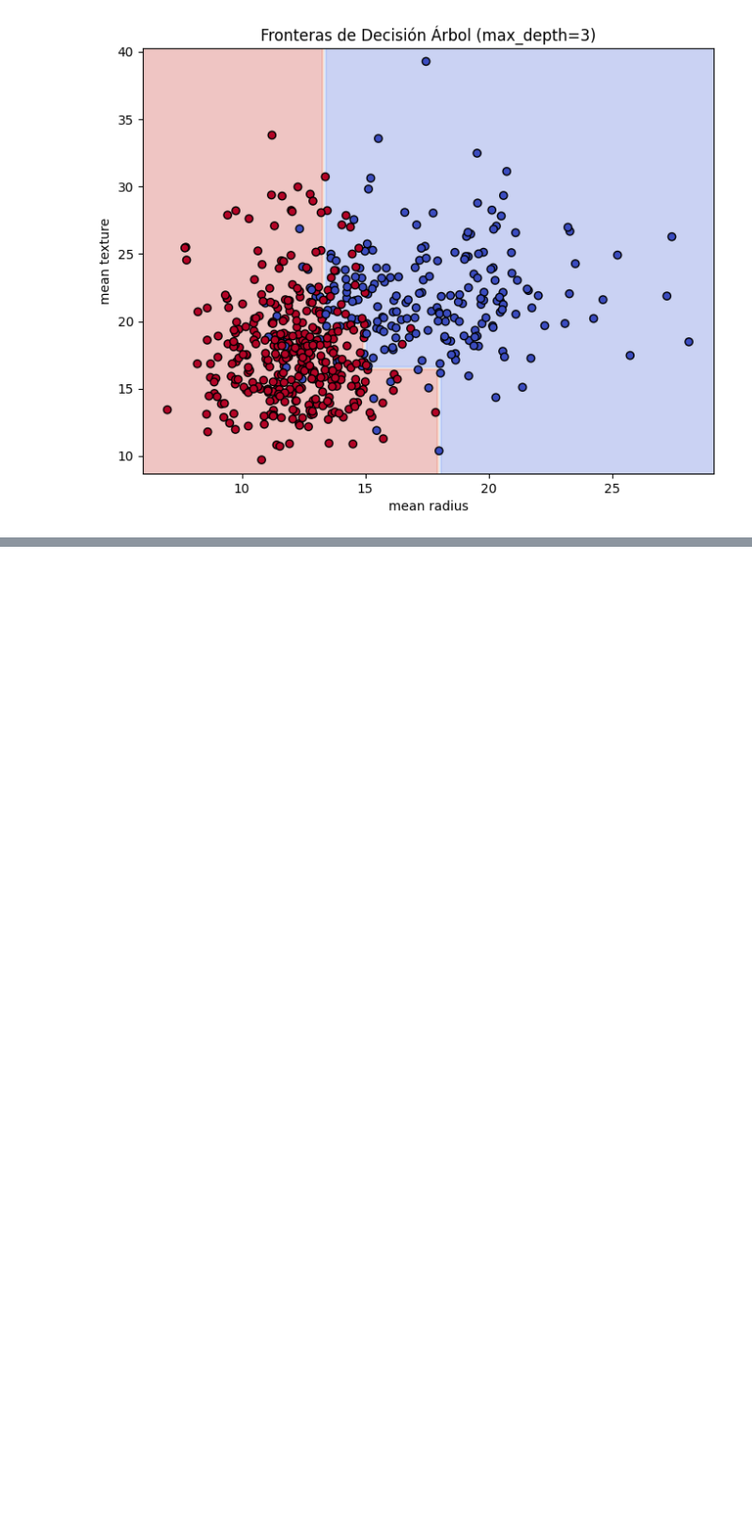
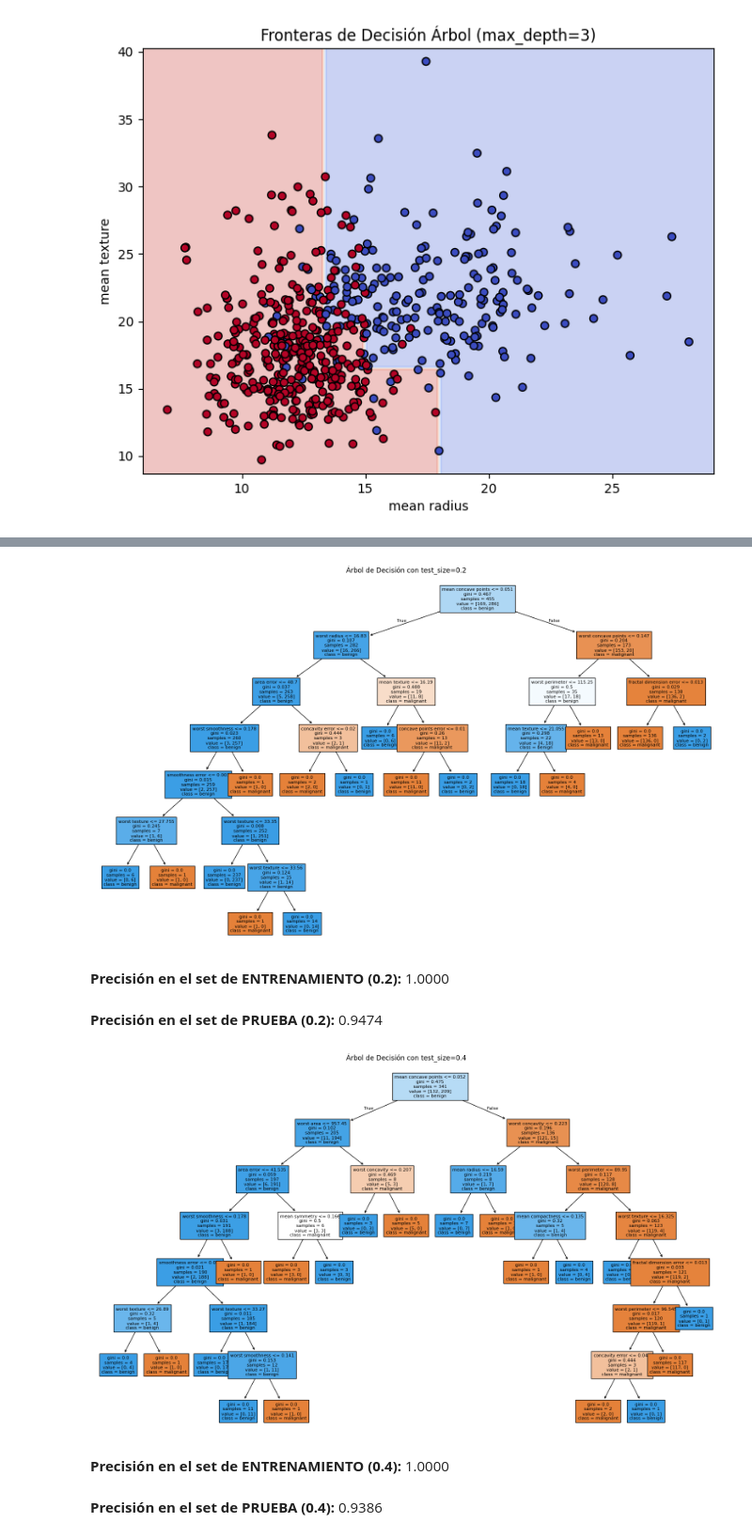
Before and after one commit to marcopadila/Aprendizaje1, a Jupyter notebook: clase05/notebook_05 - marco.ipynb, the cells around one changed output, grey strips where cells are left out. Shown at 94% size. Cells and saved outputs as stored; diff of their text form; code cells hidden in the pictures; blank space fills up the shorter version.

```diff
--- a/clase05/notebook_05 - marco.ipynb
+++ b/clase05/notebook_05 - marco.ipynb
@@ -679,0 +881,73 @@ X does not have valid feature names, but DecisionTreeClassifier was fitted with
+# %%
+# Cargamos el dataset. `as_frame=True` nos lo devuelve como un DataFrame de pandas.
+data = load_breast_cancer(as_frame=True)
+df_cancer = data.frame
+
+# Separamos las características (X) y la variable objetivo (y)
+X = df_cancer[data.feature_names]
+y = df_cancer['target']
+
+# Dividimos los datos: 80% para entrenamiento, 20% para prueba
+X_train, X_test, y_train, y_test = train_test_split(X, y, test_size=0.2, random_state=42)
+
+# Entrenamos el modelo con un test_size de 0.2
+tree_0_2 = DecisionTreeClassifier(random_state=42)
+tree_0_2.fit(X_train, y_train)
+
+# Dibujamos el árbol con un test_size de 0.2
+plt.figure(figsize=(20, 12))
+plot_tree(tree_0_2,
+          feature_names=data.feature_names,
+          class_names=data.target_names,
+          filled=True,
+          fontsize=8)
+plt.title("Árbol de Decisión con test_size=0.2")
+plt.show()
+
+# Evaluamos el rendimiento
+y_train_pred_0_2 = tree_0_2.predict(X_train)
+y_test_pred_0_2 = tree_0_2.predict(X_test)
+train_accuracy_0_2 = accuracy_score(y_train, y_train_pred_0_2)
+test_accuracy_0_2 = accuracy_score(y_test, y_test_pred_0_2)
+
+# Mostramos las precisiones del modelo sin normalización
+display(Markdown(f"**Precisión en el set de ENTRENAMIENTO (0.2):** {train_accuracy_0_2:.4f}"))
+display(Markdown(f"**Precisión en el set de PRUEBA (0.2):** {test_accuracy_0_2:.4f}"))
+
+# ================================================================================================
+
+# Ahora vamos a entrenar el modelo con un test_size de 0.4
+
+# Dividimos los datos: 60% para entrenamiento, 40% para prueba
+X_train, X_test, y_train, y_test = train_test_split(X, y, test_size=0.4, random_state=42)
+
+# Entrenamos el modelo con un test_size de 0.2
+tree_0_4 = DecisionTreeClassifier(random_state=42)
+tree_0_4.fit(X_train, y_train)
+
+# Dibujamos el árbol con un test_size de 0.4
+plt.figure(figsize=(20, 12))
+plot_tree(tree_0_4,
+          feature_names=data.feature_names,
+          class_names=data.target_names,
+          filled=True,
+          fontsize=8)
+plt.title("Árbol de Decisión con test_size=0.4")
+plt.show()
+
+# Evaluamos el rendimiento
+y_train_pred_0_4 = tree_0_4.predict(X_train)
+y_test_pred_0_4 = tree_0_4.predict(X_test)
+train_accuracy_0_4 = accuracy_score(y_train, y_train_pred_0_4)
+test_accuracy_0_4 = accuracy_score(y_test, y_test_pred_0_4)
+
+# Mostramos las precisiones del modelo sin normalización
+display(Markdown(f"**Precisión en el set de ENTRENAMIENTO (0.4):** {train_accuracy_0_4:.4f}"))
+display(Markdown(f"**Precisión en el set de PRUEBA (0.4):** {test_accuracy_0_4:.4f}"))
+# %% [output]
+[figure, added]
+**Precisión en el set de ENTRENAMIENTO (0.2):** 1.0000
+**Precisión en el set de PRUEBA (0.2):** 0.9474
+[figure, added]
+**Precisión en el set de ENTRENAMIENTO (0.4):** 1.0000
+**Precisión en el set de PRUEBA (0.4):** 0.9386
```
Also changed, not shown: parts of 9 cells of this notebook.
